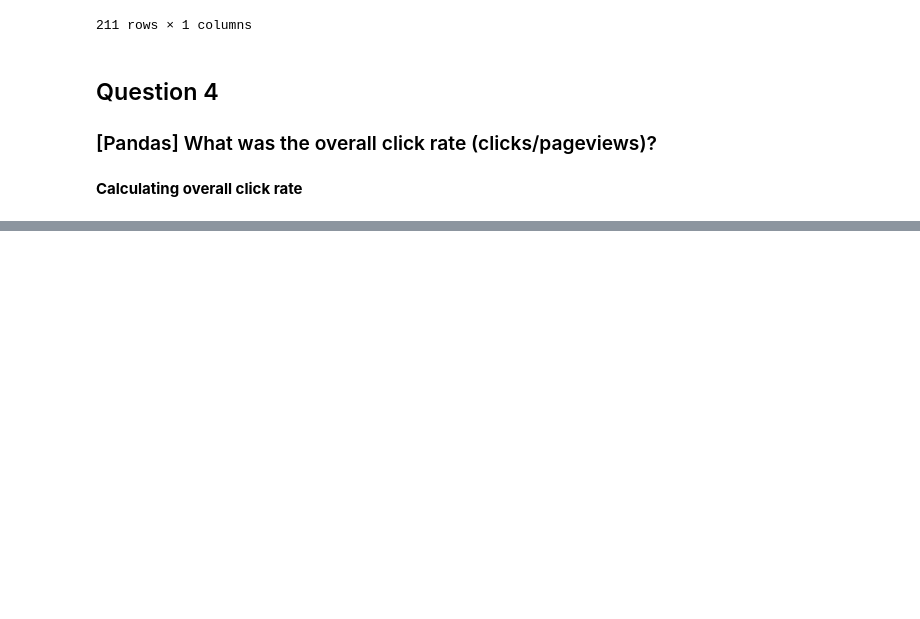
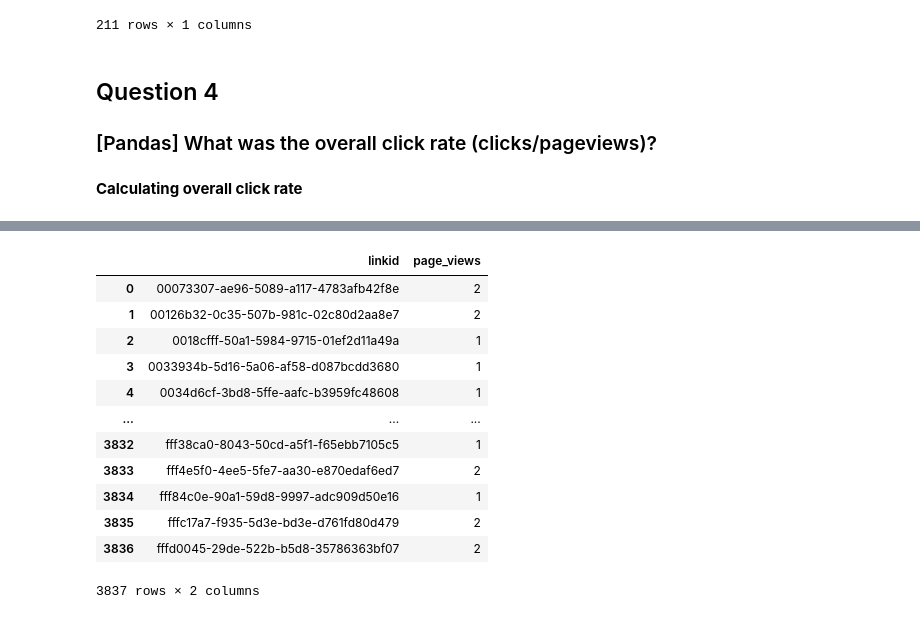
Before and after one commit to BartoszWierzbicki/Stratascratch-Projects, a Jupyter notebook: Web Traffic Analysis/traffic.ipynb, the cells around one changed output, grey strips where cells are left out. Saved outputs shown, nothing was run; the diff lists cells and outputs as text; code cells hidden in the pictures; blank space fills up the shorter version.

```diff
--- a/Web Traffic Analysis/traffic.ipynb
+++ b/Web Traffic Analysis/traffic.ipynb
@@ -141,0 +185,16 @@ all_clicks = df[df['event'] == 'click']
+# %%
+link_pageviews
+# %% [output]
+|  | linkid | page_views |
+| 0 | 00073307-ae96-5089-a117-4783afb42f8e | 2 |
+| 1 | 00126b32-0c35-507b-981c-02c80d2aa8e7 | 2 |
+| 2 | 0018cfff-50a1-5984-9715-01ef2d11a49a | 1 |
+| 3 | 0033934b-5d16-5a06-af58-d087bcdd3680 | 1 |
+| 4 | 0034d6cf-3bd8-5ffe-aafc-b3959fc48608 | 1 |
+| ... | ... | ... |
+| 3832 | fff38ca0-8043-50cd-a5f1-f65ebb7105c5 | 1 |
+| 3833 | fff4e5f0-4ee5-5fe7-aa30-e870edaf6ed7 | 2 |
+| 3834 | fff84c0e-90a1-59d8-9997-adc909d50e16 | 1 |
+| 3835 | fffc17a7-f935-5d3e-bd3e-d761fd80d479 | 2 |
+| 3836 | fffd0045-29de-522b-b5d8-35786363bf07 | 2 |
+3837 rows × 2 columns
```
Also changed, not shown: parts of 13 cells of this notebook.
